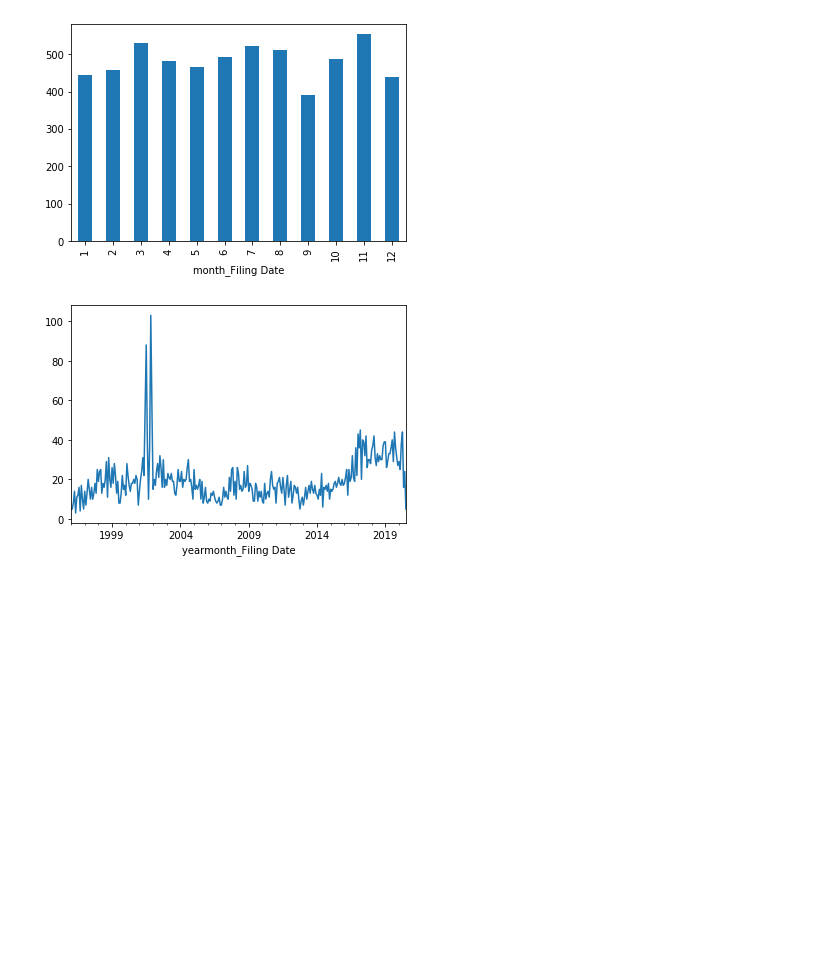
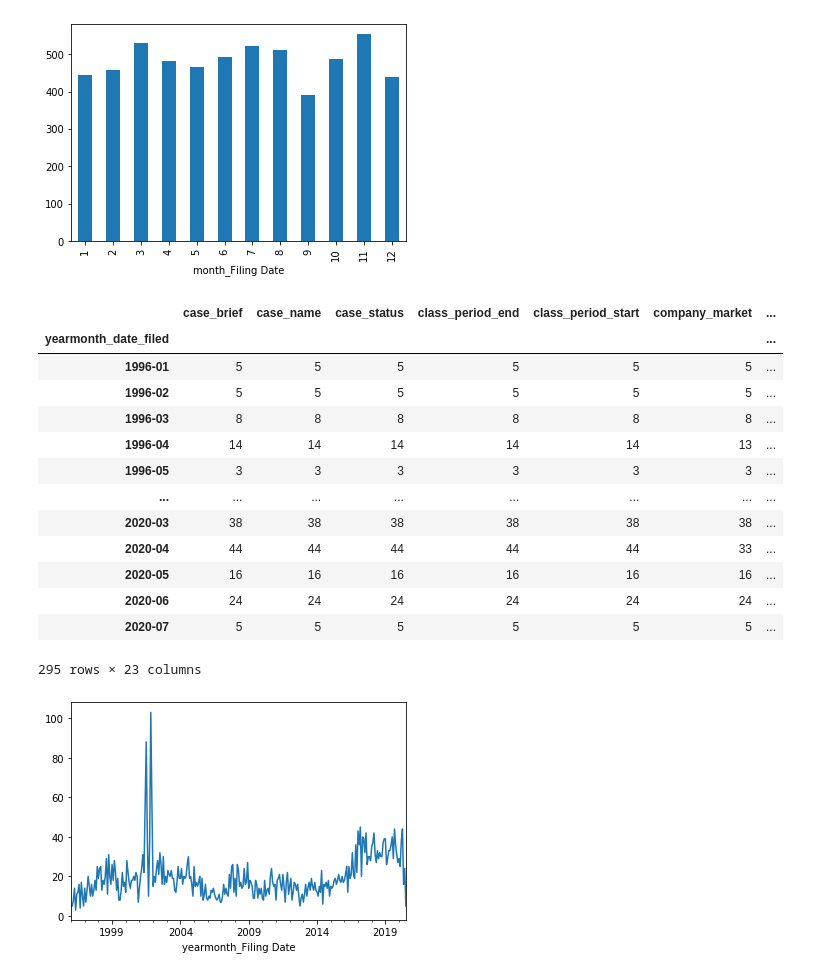
Before and after one commit to zycalice/securities-class-action, a Jupyter notebook: src/analysis_visualization.ipynb, the cells around one changed output. Drawn from its saved outputs; the diff is of its cells as text; code cells hidden in the pictures; blank space fills up the shorter version.

```diff
--- a/src/analysis_visualization.ipynb
+++ b/src/analysis_visualization.ipynb
@@ -53,7 +55,7 @@ top10_count(sumtable, "Exchange", "Filing Name")
 # %% [markdown]
 # Analysis of scraped data (data as of 07/12/2020)
 # %%
-scraped_data = pd.read_csv("../data/data_from_scrapy.csv")
+scraped_data = pd.read_csv("../../data/data_from_scrapy.csv")
 len(scraped_data)
 # %% [output]
 5771
@@ -114,6 +127,23 @@ time_series(sumtable, "year_Filing Date", "Filing Name")
 time_series(sumtable, "month_Filing Date", "Filing Name")
 # %% [output]
 [figure]
+# %%
+scraped_data.groupby("yearmonth_date_filed").count()
+# %% [output]
+|  | case_brief | case_name | case_status | class_period_end | class_period_start | company_market | ... |
+| yearmonth_date_filed |  |  |  |  |  |  | ... |
+| 1996-01 | 5 | 5 | 5 | 5 | 5 | 5 | ... |
+| 1996-02 | 5 | 5 | 5 | 5 | 5 | 5 | ... |
+| 1996-03 | 8 | 8 | 8 | 8 | 8 | 8 | ... |
+| 1996-04 | 14 | 14 | 14 | 14 | 14 | 13 | ... |
+| 1996-05 | 3 | 3 | 3 | 3 | 3 | 3 | ... |
+| ... | ... | ... | ... | ... | ... | ... | ... |
+| 2020-03 | 38 | 38 | 38 | 38 | 38 | 38 | ... |
+| 2020-04 | 44 | 44 | 44 | 44 | 44 | 33 | ... |
+| 2020-05 | 16 | 16 | 16 | 16 | 16 | 16 | ... |
+| 2020-06 | 24 | 24 | 24 | 24 | 24 | 24 | ... |
+| 2020-07 | 5 | 5 | 5 | 5 | 5 | 5 | ... |
+295 rows × 23 columns
 # %%
 time_series(sumtable, "yearmonth_Filing Date", "Filing Name")
 # %% [output]
```
Also changed, not shown: parts of 11 cells of this notebook, 28 other files.
